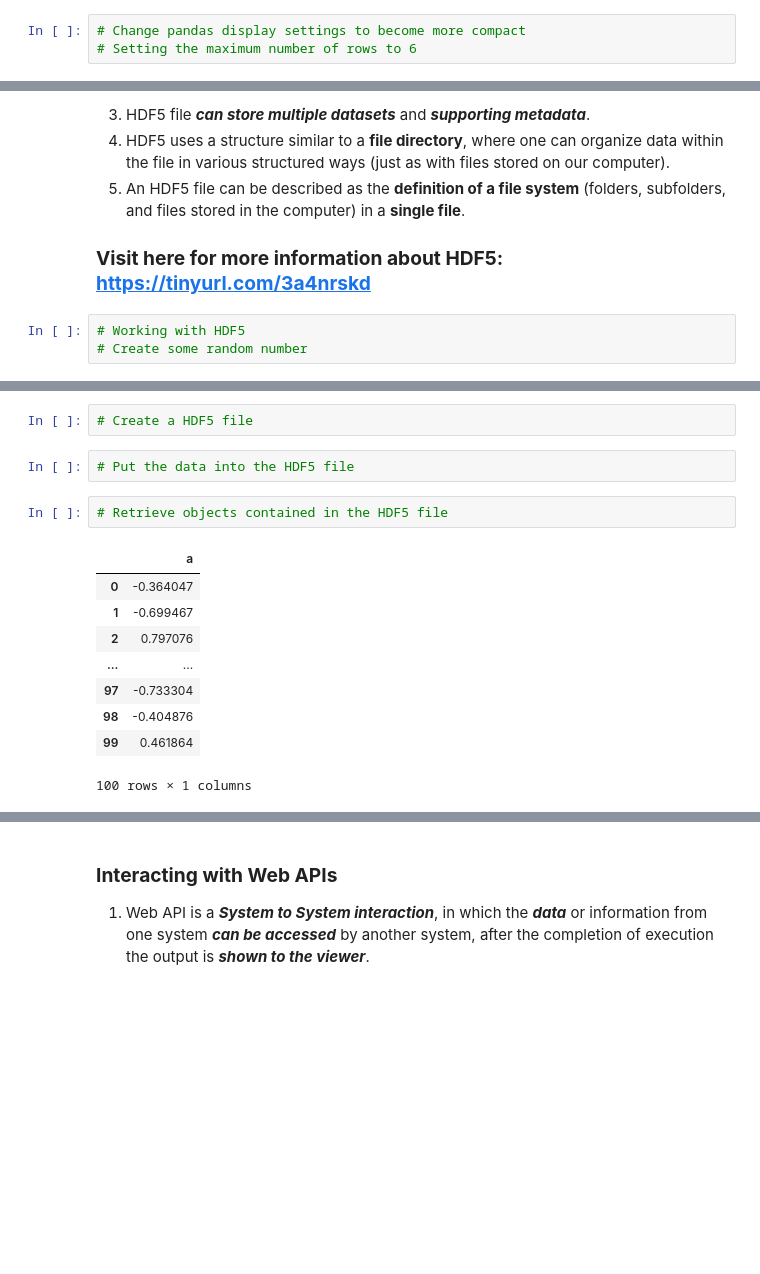
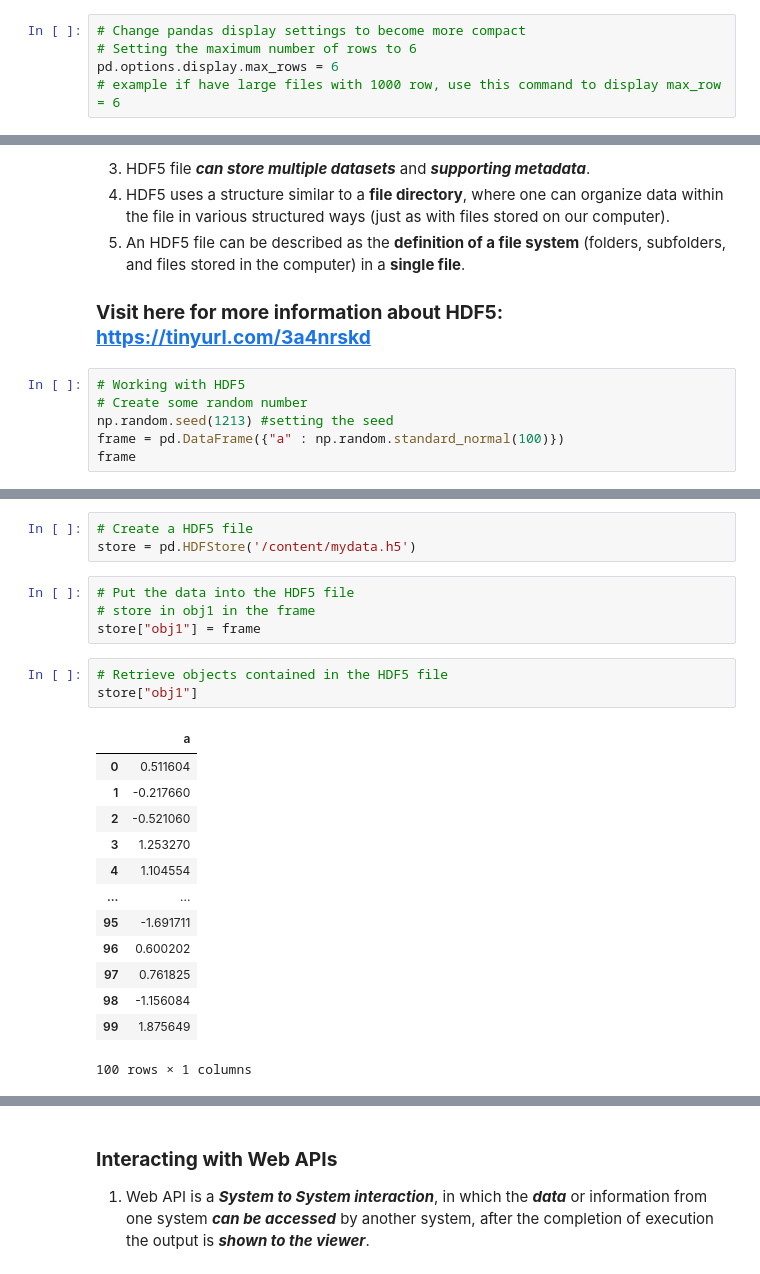
Before and after one commit to deeagjin/STQD6014_DataScience_P138002, a Jupyter notebook: P138002_Week08_DataLoading_Storage_WC_20231129.ipynb, the cells around one changed output, grey strips where cells are left out. Saved outputs shown, nothing was run; the diff lists cells and outputs as text; blank space fills up the shorter version.

```diff
--- a/P138002_Week08_DataLoading_Storage_WC_20231129.ipynb
+++ b/P138002_Week08_DataLoading_Storage_WC_20231129.ipynb
@@ -253,6 +337,8 @@ three,9,10,11,12,foo
 # %%
 # Change pandas display settings to become more compact
 # Setting the maximum number of rows to 6
+pd.options.display.max_rows = 6
+# example if have large files with 1000 row, use this command to display max_row = 6
 # %%
 # Read a large csv file - display six rows
 # Download ex6.csv here: https://tinyurl.com/3dv6buw8
@@ -675,5 +858,8 @@ Saving fec.parquet to fec.parquet
 # %%
 # Working with HDF5
 # Create some random number
+np.random.seed(1213) #setting the seed
+frame = pd.DataFrame({"a" : np.random.standard_normal(100)})
+frame
 # %% [output]
 |  | a |
@@ -687,17 +877,25 @@ Saving fec.parquet to fec.parquet
 100 rows × 1 columns
 # %%
 # Create a HDF5 file
+store = pd.HDFStore('/content/mydata.h5')
 # %%
 # Put the data into the HDF5 file
+# store in obj1 in the frame
+store["obj1"] = frame
 # %%
 # Retrieve objects contained in the HDF5 file
+store["obj1"]
 # %% [output]
 |  | a |
-| 0 | -0.364047 |
-| 1 | -0.699467 |
-| 2 | 0.797076 |
+| 0 | 0.511604 |
+| 1 | -0.217660 |
+| 2 | -0.521060 |
+| 3 | 1.253270 |
+| 4 | 1.104554 |
 | ... | ... |
-| 97 | -0.733304 |
-| 98 | -0.404876 |
-| 99 | 0.461864 |
+| 95 | -1.691711 |
+| 96 | 0.600202 |
+| 97 | 0.761825 |
+| 98 | -1.156084 |
+| 99 | 1.875649 |
 100 rows × 1 columns
```
Also changed, not shown: parts of 109 cells of this notebook.
